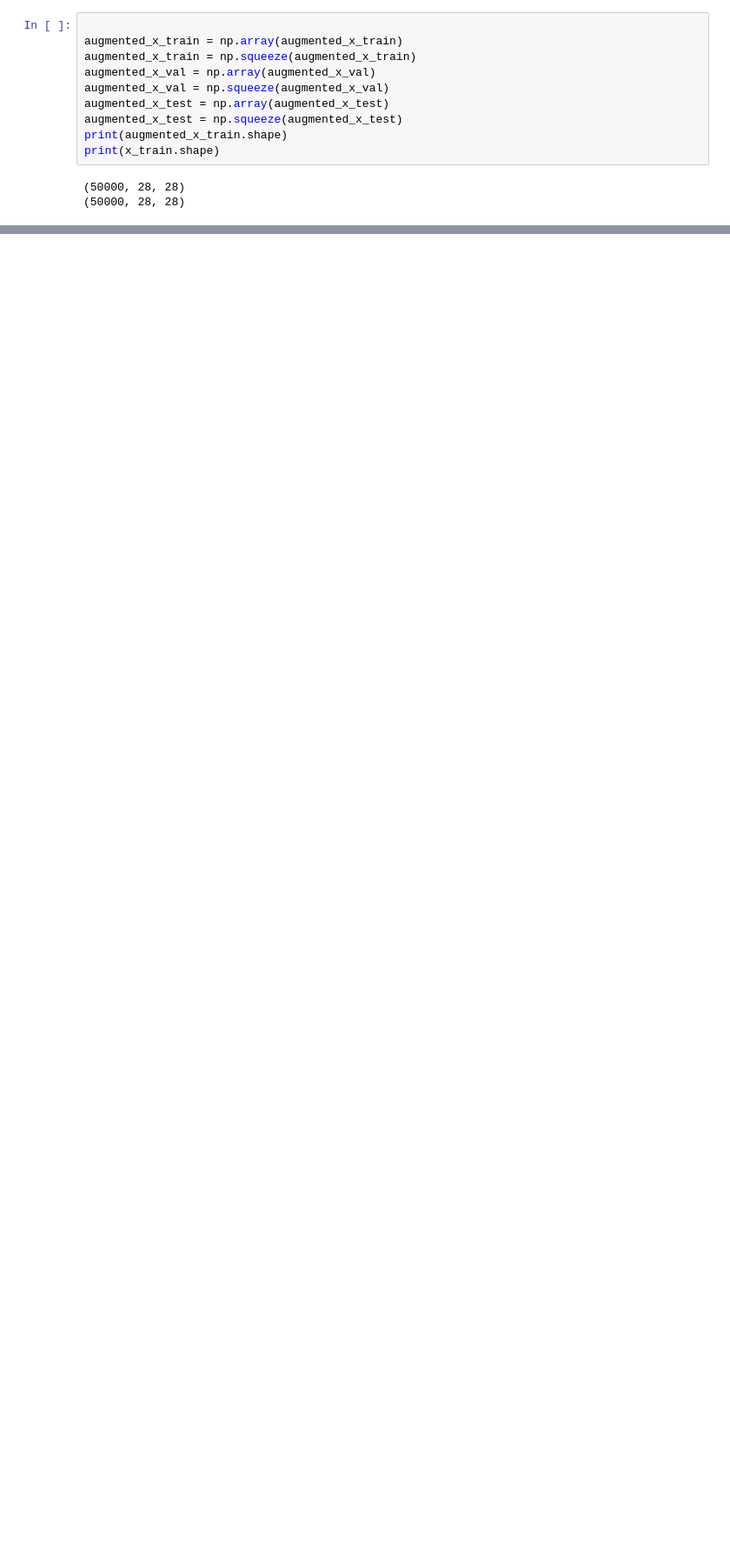
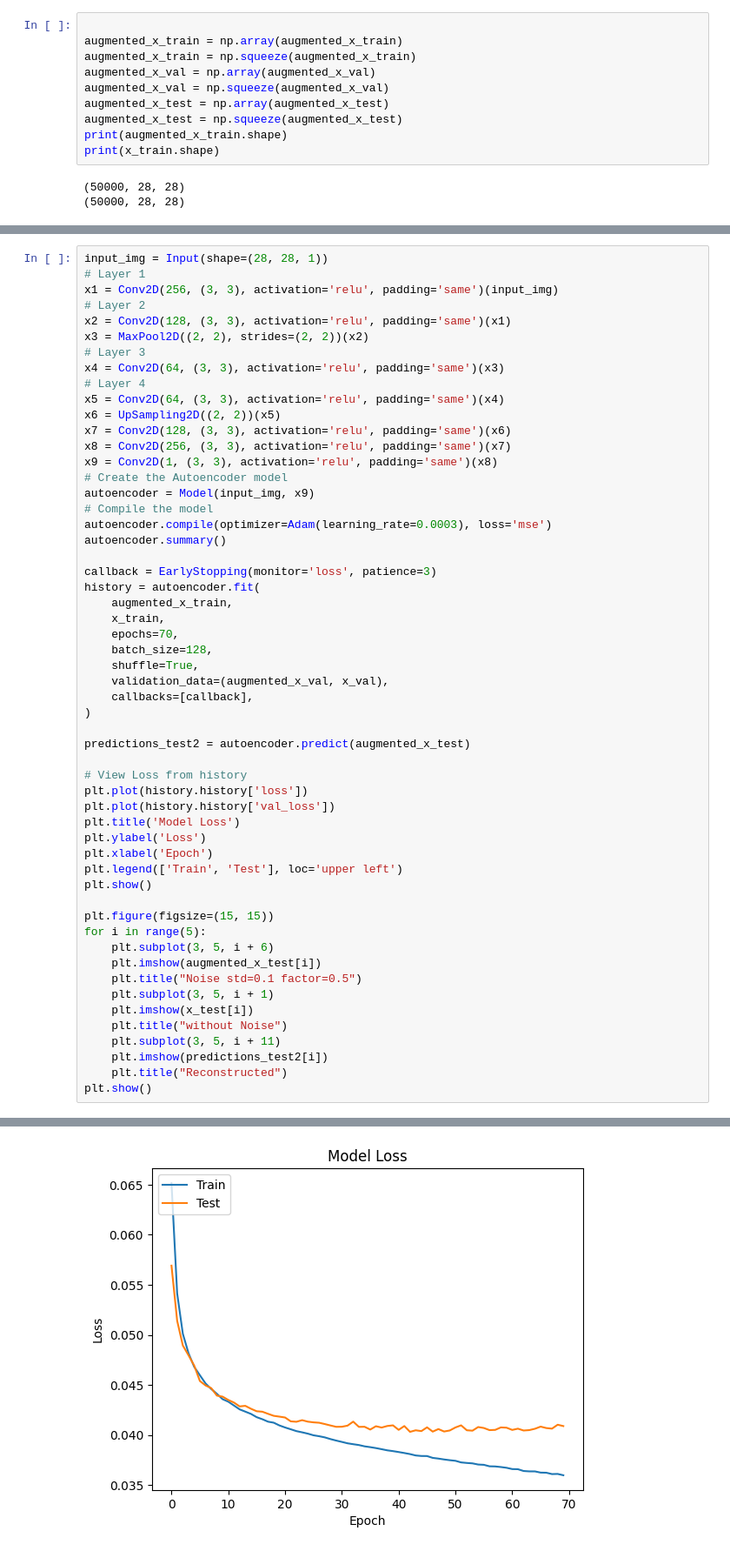
Before and after one commit to ritaxtii/imageProcessing, a Jupyter notebook: lab5.ipynb, the cells around one changed output, grey strips where cells are left out. Shown at 87% size. Saved outputs shown, nothing was run; the diff lists cells and outputs as text; blank space fills up the shorter version.

```diff
--- a/lab5.ipynb
+++ b/lab5.ipynb
@@ -456,0 +532,56 @@ plt.show()
+# %%
+input_img = Input(shape=(28, 28, 1))
+# Layer 1
+x1 = Conv2D(256, (3, 3), activation='relu', padding='same')(input_img)
+# Layer 2
+x2 = Conv2D(128, (3, 3), activation='relu', padding='same')(x1)
+x3 = MaxPool2D((2, 2), strides=(2, 2))(x2)
+# Layer 3
+x4 = Conv2D(64, (3, 3), activation='relu', padding='same')(x3)
+# Layer 4
+x5 = Conv2D(64, (3, 3), activation='relu', padding='same')(x4)
+x6 = UpSampling2D((2, 2))(x5)
+x7 = Conv2D(128, (3, 3), activation='relu', padding='same')(x6)
+x8 = Conv2D(256, (3, 3), activation='relu', padding='same')(x7)
+x9 = Conv2D(1, (3, 3), activation='relu', padding='same')(x8)
+# Create the Autoencoder model
+autoencoder = Model(input_img, x9)
+# Compile the model
+autoencoder.compile(optimizer=Adam(learning_rate=0.0003), loss='mse')
+autoencoder.summary()
+
+callback = EarlyStopping(monitor='loss', patience=3)
+history = autoencoder.fit(
+    augmented_x_train,
+    x_train,
+    epochs=70,
+    batch_size=128,
+    shuffle=True,
+    validation_data=(augmented_x_val, x_val),
+    callbacks=[callback],
+)
+
+predictions_test2 = autoencoder.predict(augmented_x_test)
+
+# View Loss from history
+plt.plot(history.history['loss'])
+plt.plot(history.history['val_loss'])
+plt.title('Model Loss')
+plt.ylabel('Loss')
+plt.xlabel('Epoch')
+plt.legend(['Train', 'Test'], loc='upper left')
+plt.show()
+
+plt.figure(figsize=(15, 15))
+for i in range(5):
+    plt.subplot(3, 5, i + 6)
+    plt.imshow(augmented_x_test[i])
+    plt.title("Noise std=0.1 factor=0.5")
+    plt.subplot(3, 5, i + 1)
+    plt.imshow(x_test[i])
+    plt.title("without Noise")
+    plt.subplot(3, 5, i + 11)
+    plt.imshow(predictions_test2[i])
+    plt.title("Reconstructed")
+plt.show()
+# %% [output]
@@ -456,0 +605 @@ plt.show()
+[figure, added]
```
Also changed, not shown: parts of 9 cells of this notebook.
